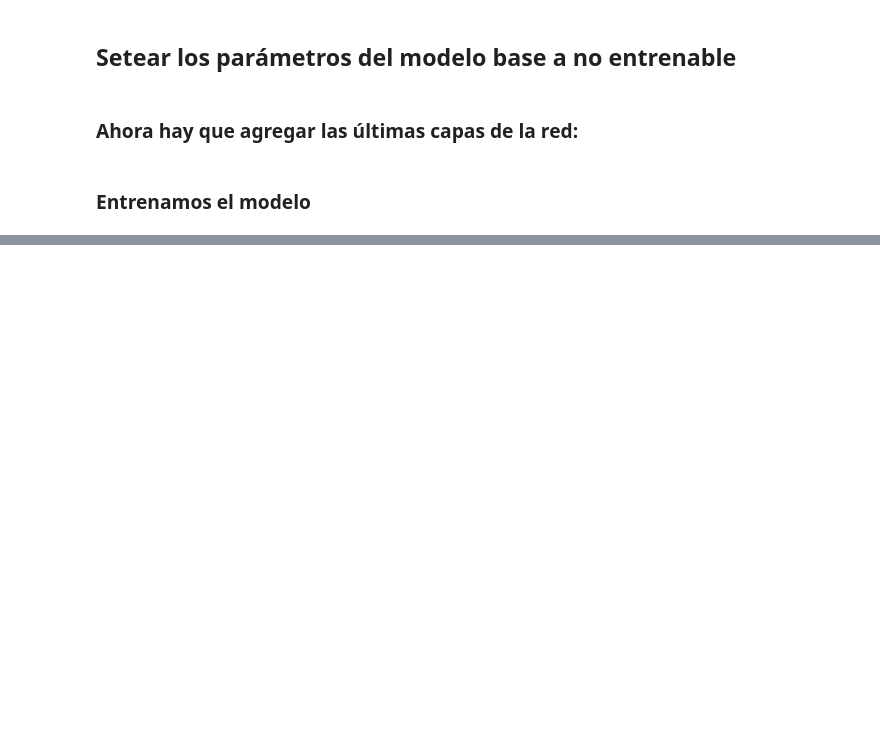
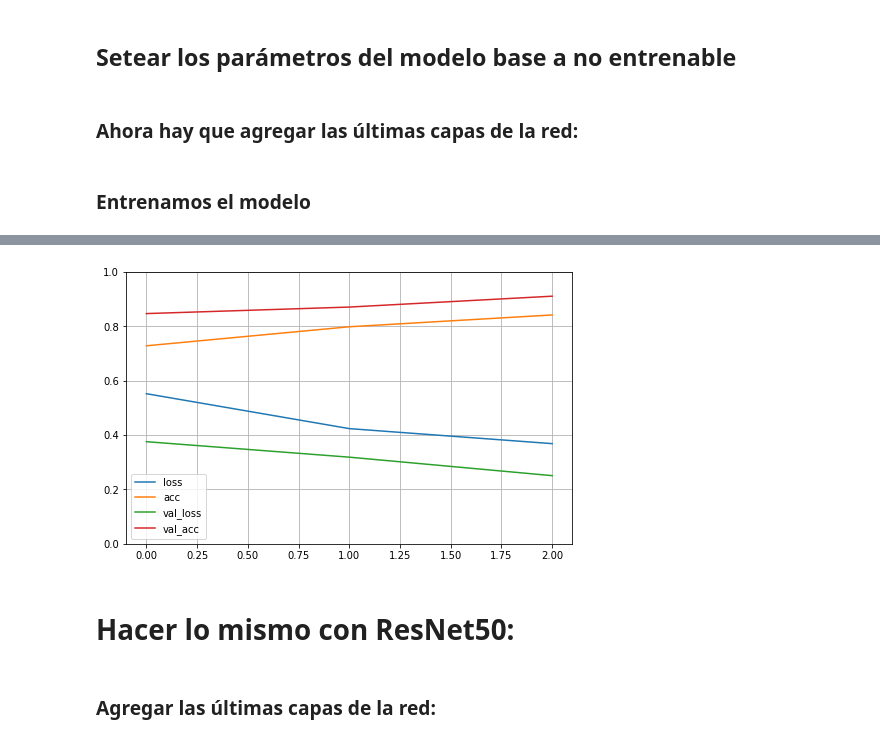
Before and after one commit to franz6ko/vision-artificial-2, a Jupyter notebook: Clase-3/Transfer_Learning_Keras.ipynb, the cells around one changed output, grey strips where cells are left out. Saved outputs shown, nothing was run; the diff lists cells and outputs as text; code cells hidden in the pictures; blank space fills up the shorter version.

```diff
--- a/Clase-3/Transfer_Learning_Keras.ipynb
+++ b/Clase-3/Transfer_Learning_Keras.ipynb
@@ -38,13 +38,13 @@ test_datagen = ImageDataGenerator(rescale=1./255)
 
 train_generator = train_datagen.flow_from_directory(
         train_dir,
-        target_size=(150, 150),
+        target_size=(224, 224),
         batch_size=20,
         class_mode='binary')
 
 validation_generator = test_datagen.flow_from_directory(
         validation_dir,
-        target_size=(150, 150),
+        target_size=(224, 224),
         batch_size=20,
         class_mode='binary')
 # %% [output]
@@ -57,4 +57,4 @@ from tensorflow.keras.applications import VGG16
 
 vgg_base = VGG16(weights='imagenet',
                   include_top=False,
-                  input_shape=(150, 150, 3))
+                  input_shape=(224, 224, 3))
@@ -113,0 +118,11 @@ history = model.fit_generator(
+# %%
+import pandas as pd
+import matplotlib.pyplot as plt
+pd.DataFrame(history.history).plot(figsize=(8, 5))
+plt.grid(True)
+plt.gca().set_ylim(0, 1)
+plt.show()
+# %% [output]
+[figure, added]
+# %% [markdown]
+# Hacer lo mismo con ResNet50:
@@ -113,0 +140,2 @@ history = model.fit_generator(
+# %% [markdown]
+### Agregar las últimas capas de la red:
```
Also changed, not shown: parts of 11 cells of this notebook.
